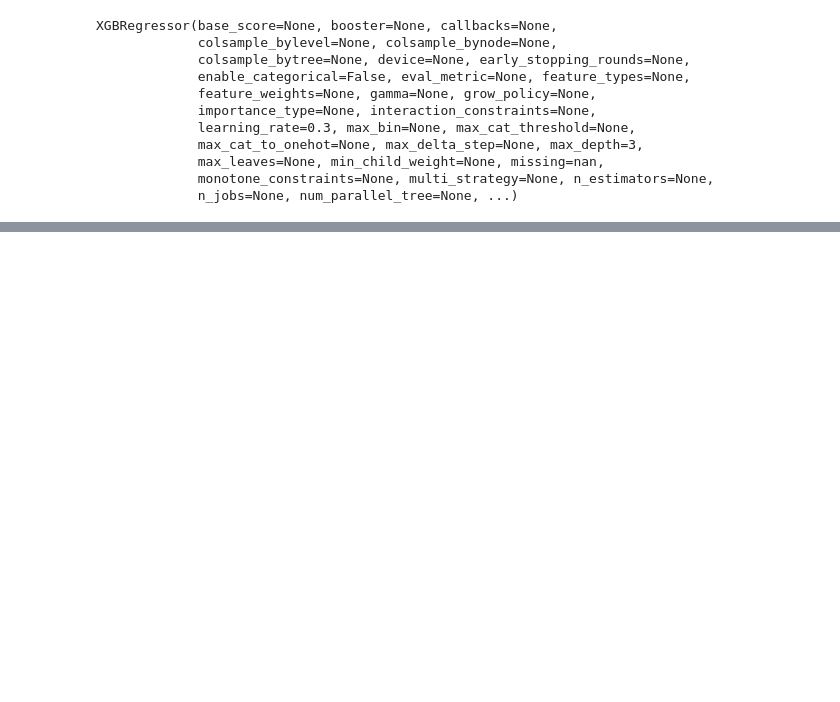
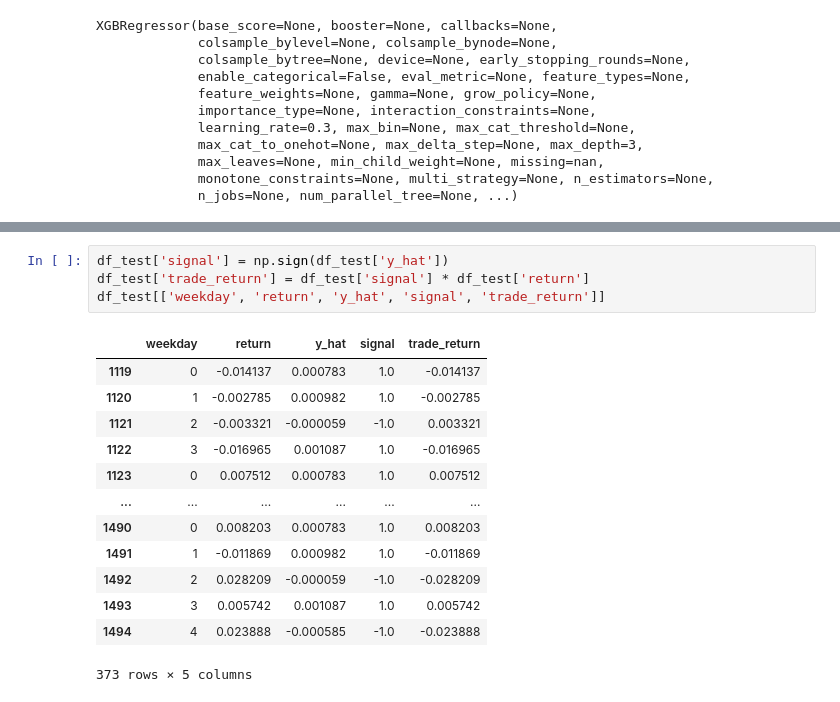
Before and after one commit to MRITUNJAYMADDHESHIYA/Research_Paper_Quant, a Jupyter notebook: 18_XGBoost/main.ipynb, the cells around one changed output, grey strips where cells are left out. Saved outputs shown, nothing was run; the diff lists cells and outputs as text; blank space fills up the shorter version.

```diff
--- a/18_XGBoost/main.ipynb
+++ b/18_XGBoost/main.ipynb
@@ -93,0 +138,18 @@ XGBRegressor(base_score=None, booster=None, callbacks=None,
+# %%
+df_test['signal'] = np.sign(df_test['y_hat'])
+df_test['trade_return'] = df_test['signal'] * df_test['return']
+df_test[['weekday', 'return', 'y_hat', 'signal', 'trade_return']]
+# %% [output]
+|  | weekday | return | y_hat | signal | trade_return |
+| 1119 | 0 | -0.014137 | 0.000783 | 1.0 | -0.014137 |
+| 1120 | 1 | -0.002785 | 0.000982 | 1.0 | -0.002785 |
+| 1121 | 2 | -0.003321 | -0.000059 | -1.0 | 0.003321 |
+| 1122 | 3 | -0.016965 | 0.001087 | 1.0 | -0.016965 |
+| 1123 | 0 | 0.007512 | 0.000783 | 1.0 | 0.007512 |
+| ... | ... | ... | ... | ... | ... |
+| 1490 | 0 | 0.008203 | 0.000783 | 1.0 | 0.008203 |
+| 1491 | 1 | -0.011869 | 0.000982 | 1.0 | -0.011869 |
+| 1492 | 2 | 0.028209 | -0.000059 | -1.0 | -0.028209 |
+| 1493 | 3 | 0.005742 | 0.001087 | 1.0 | 0.005742 |
+| 1494 | 4 | 0.023888 | -0.000585 | -1.0 | -0.023888 |
+373 rows × 5 columns
```
Also changed, not shown: parts of 12 cells of this notebook.
